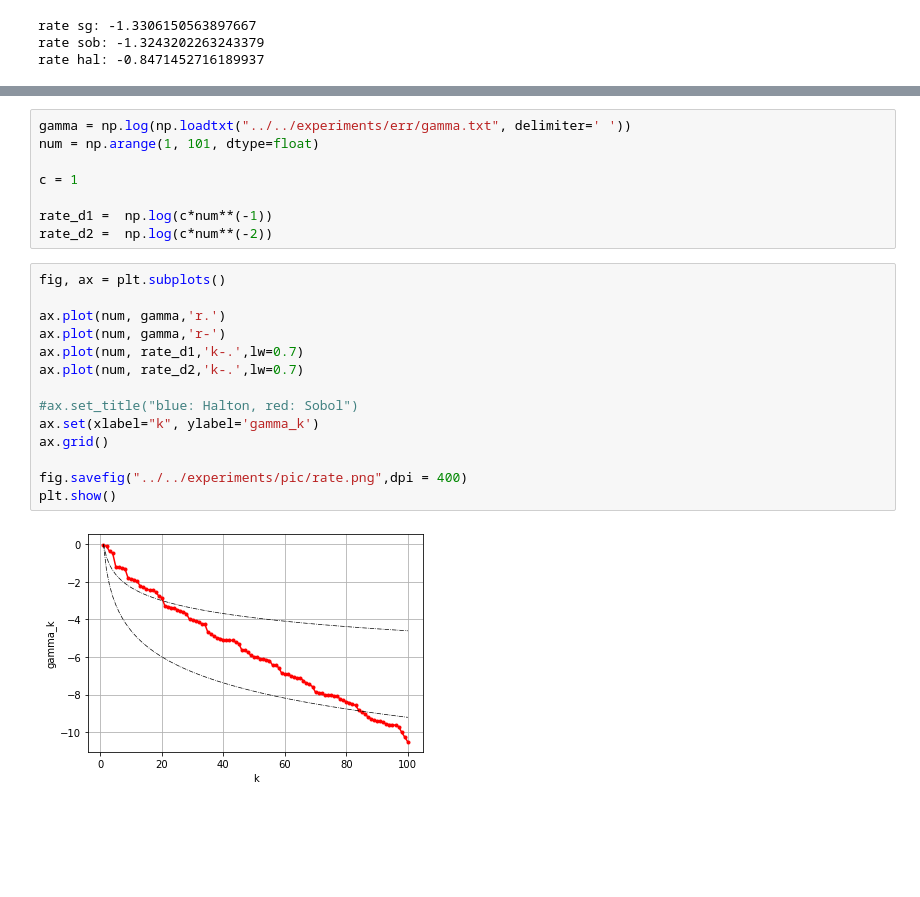
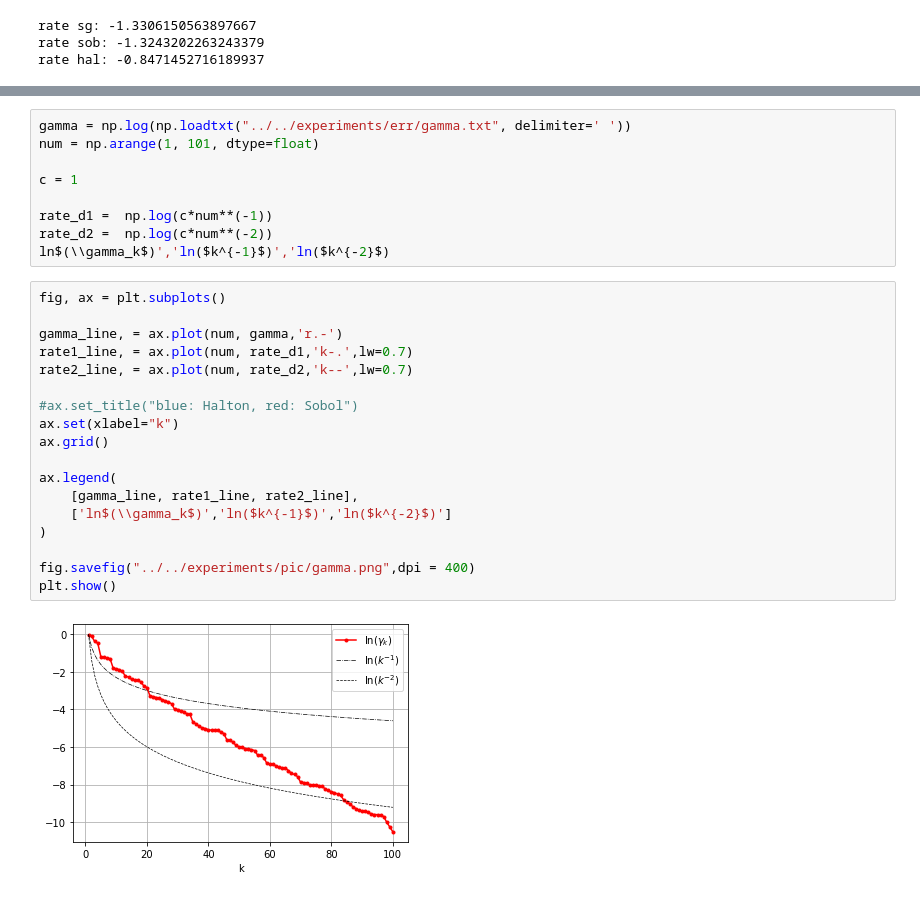
Before and after one commit to vkarnaev/random_domain_elasticity, a Jupyter notebook: utils/python/plotGraph.ipynb, the cells around one changed output, grey strips where cells are left out. Cells and saved outputs as stored; diff of their text form; blank space fills up the shorter version.

```diff
--- a/utils/python/plotGraph.ipynb
+++ b/utils/python/plotGraph.ipynb
@@ -80,19 +80,24 @@ c = 1
 
 rate_d1 =  np.log(c*num**(-1))
 rate_d2 =  np.log(c*num**(-2))
+ln$(\\gamma_k$)','ln($k^{-1}$)','ln($k^{-2}$)
 # %%
 fig, ax = plt.subplots()
 
-ax.plot(num, gamma,'r.')
-ax.plot(num, gamma,'r-')
-ax.plot(num, rate_d1,'k-.',lw=0.7)
-ax.plot(num, rate_d2,'k-.',lw=0.7)
+gamma_line, = ax.plot(num, gamma,'r.-')
+rate1_line, = ax.plot(num, rate_d1,'k-.',lw=0.7)
+rate2_line, = ax.plot(num, rate_d2,'k--',lw=0.7)
 
 #ax.set_title("blue: Halton, red: Sobol")
-ax.set(xlabel="k", ylabel='gamma_k')
+ax.set(xlabel="k")
 ax.grid()
 
-fig.savefig("../../experiments/pic/rate.png",dpi = 400)
+ax.legend(
+    [gamma_line, rate1_line, rate2_line],
+    ['ln$(\\gamma_k$)','ln($k^{-1}$)','ln($k^{-2}$)']
+)
+
+fig.savefig("../../experiments/pic/gamma.png",dpi = 400)
 plt.show()
 # %% [output]
-[figure, old version]
+[figure, new version]
```
Also changed, not shown: parts of 1 cell of this notebook, 26 other files.
